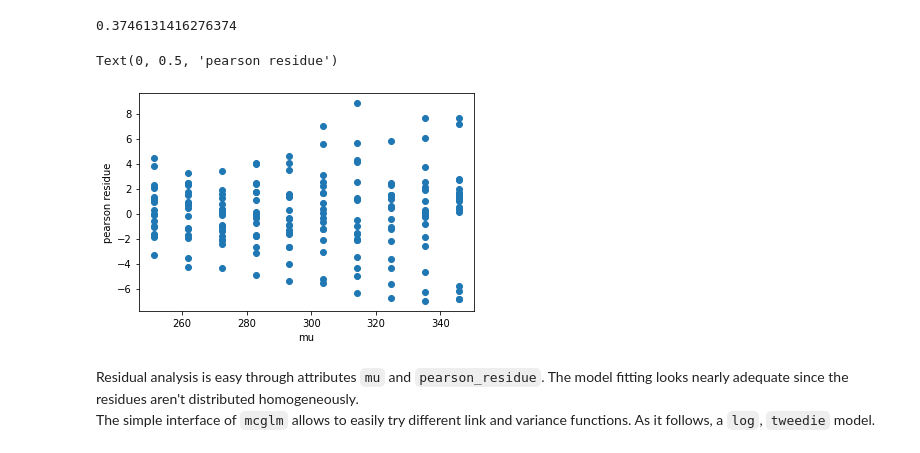
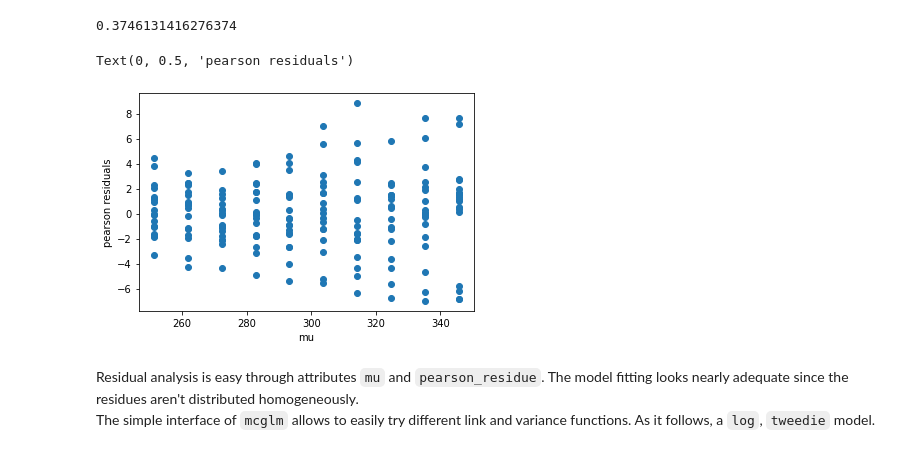
Before and after one commit to jeancmaia/mcglm, a Jupyter notebook: nbks/qualification_examples.ipynb, the cells around one changed output. Cells and saved outputs as stored; diff of their text form; code cells hidden in the pictures.

```diff
--- a/nbks/qualification_examples.ipynb
+++ b/nbks/qualification_examples.ipynb
@@ -44,7 +41,7 @@ from mcglm import MCGLM, mc_mixed, mc_id
 from patsy import dmatrix
 # %%
 # Top 10 cells to get an intuition about data.
-sleepstudy = pd.read_csv("first_simulation/sleepstudy.csv", dtype={"Subject": "str"})
+sleepstudy = pd.read_csv("data/first_simulation/sleepstudy.csv", dtype={"Subject": "str"})
 
 sleepstudy.head(10)
 # %% [output]
@@ -165,12 +144,12 @@ import math
 0.3746131416276374
 # %%
 # Residual Analysis
-plt.scatter(mcglmresults.mu, mcglmresults.pearson_residue)
+plt.scatter(mcglmresults.mu, mcglmresults.pearson_residuals)
 plt.xlabel("mu")
-plt.ylabel("pearson residue")
+plt.ylabel("pearson residuals")
 # %% [output]
-Text(0, 0.5, 'pearson residue')
+Text(0, 0.5, 'pearson residuals')
-[figure, old version]
+[figure, new version]
 # %% [markdown]
 Residual analysis is easy through attributes `mu` and `pearson_residue`. The model fitting looks nearly adequate since the residues aren't distributed homogeneously.
 The simple interface of `mcglm` allows to easily try different link and variance functions. As it follows, a `log`, `tweedie` model.
```
Also changed, not shown: parts of 10 cells of this notebook, 42 other files.
